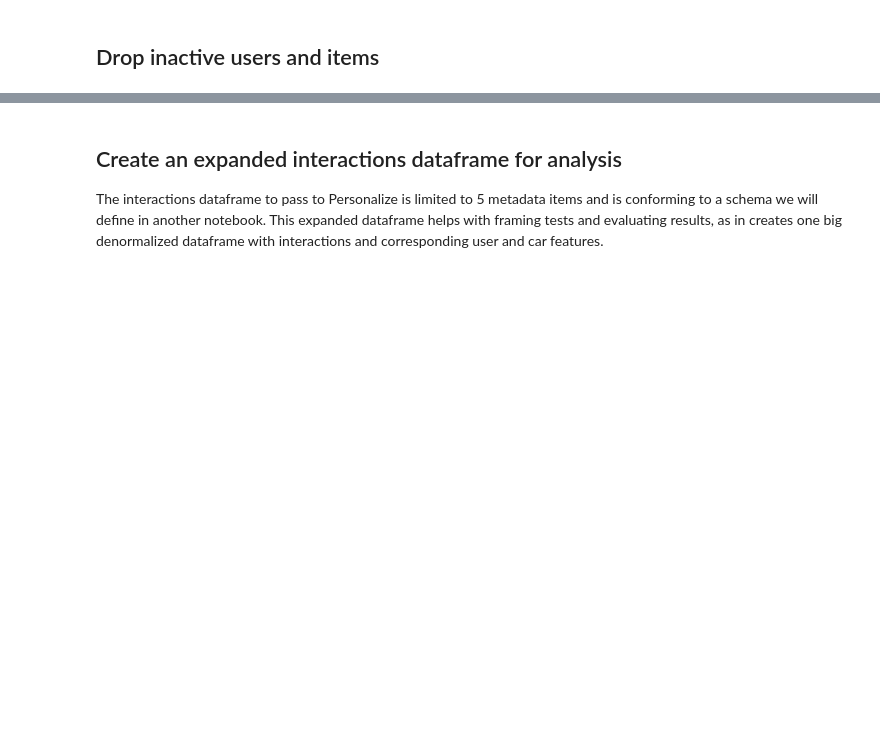
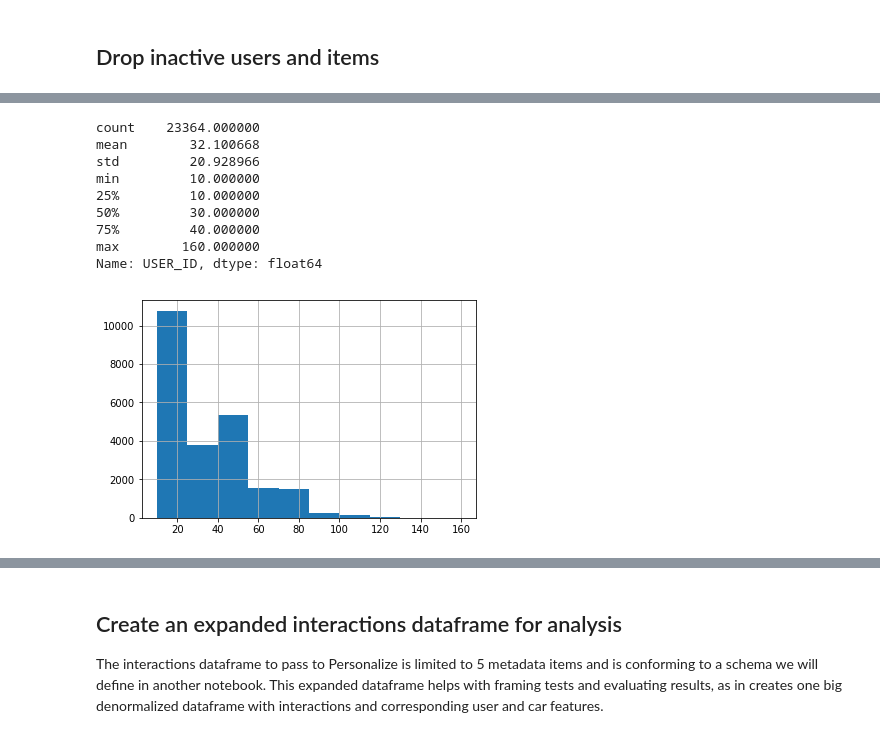
Before and after one commit to markproy/personalize-car-search, a Jupyter notebook: 01_generate_data.ipynb, the cells around one changed output, grey strips where cells are left out. Drawn from its saved outputs; the diff is of its cells as text; code cells hidden in the pictures; blank space fills up the shorter version.

```diff
--- a/01_generate_data.ipynb
+++ b/01_generate_data.ipynb
@@ -586,3 +643,19 @@ inactive_users.head()
+# %%
+active_users_df = pd.DataFrame(interactions_df['USER_ID'].value_counts()).reset_index()
+active_users_df['USER_ID'].hist()
+active_users_df.head()
+active_users_df['USER_ID'].describe()
+# %% [output]
+count    23364.000000
+mean        32.100668
+std         20.928966
+min         10.000000
+25%         10.000000
+50%         30.000000
+75%         40.000000
+max        160.000000
+Name: USER_ID, dtype: float64
+[figure, added]
 # %%
 active_items   = pd.DataFrame(interactions_df['ITEM_ID'].value_counts()).index
 inactive_items = cars_df[~cars_df.ITEM_ID.isin(active_items)]
```
Also changed, not shown: parts of 40 cells of this notebook, 4 other files.
